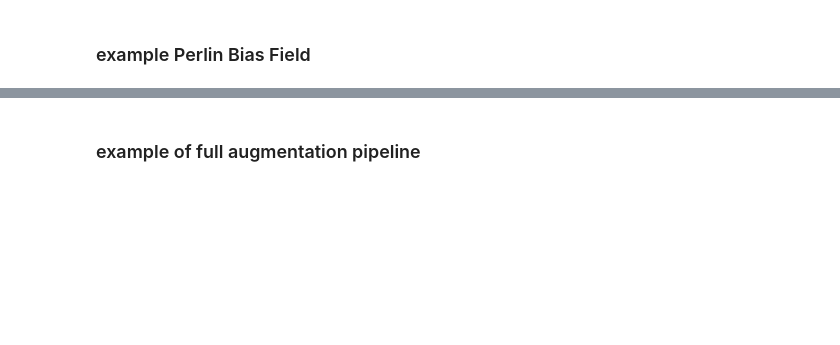
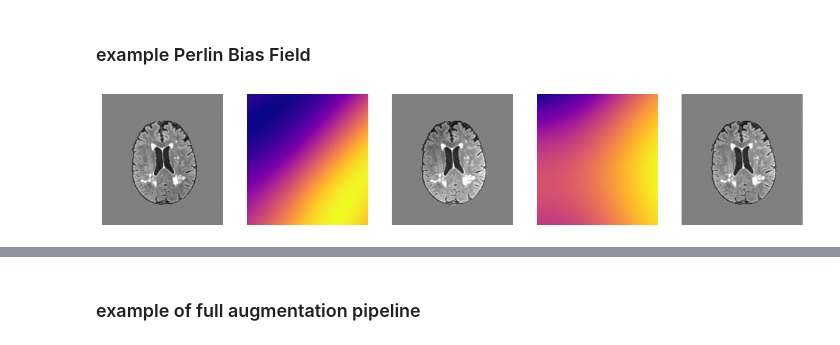
Before and after one commit to BenjaminPhi5/SynthNorm-augmentation, a Jupyter notebook: Demo.ipynb, the cells around one changed output, grey strips where cells are left out. Drawn from its saved outputs; the diff is of its cells as text; code cells hidden in the pictures; blank space fills up the shorter version.

Commit message:
bias field demo

```diff
--- a/Demo.ipynb
+++ b/Demo.ipynb
@@ -58,0 +63,32 @@ for ax in axs:
+# %%
+shape = np.array(flair.shape)
+# %%
+# strong bias field
+min_range=(0.35, 0.75)
+max_range=(1.25, 1.85)
+perlin_bf = PerlinBiasField(
+    shape=shape//2,
+    base_res=shape//4,
+    res_scales=[1,1,2,2,3,3,4,4],
+    min_range=min_range,
+    max_range=max_range,
+    return_field=True,
+    mask_at_0=False,
+    resample_factor=2
+)
+# %%
+img1, bf1 = perlin_bf(flair, mask)
+img2, bf2 = perlin_bf(flair, mask)
+img1, bf1, img2, bf2 = img1.squeeze(), bf1.squeeze(), img2.squeeze(), bf2.squeeze()
+# %%
+fig, axs = plt.subplots(1, 5, figsize=(15, 3))
+
+axs[0].imshow(flair[islice], origin='lower', cmap='gray', vmin=-3, vmax=3)
+axs[1].imshow(bf1[islice], origin='lower', cmap='plasma')
+axs[2].imshow(img1[islice], origin='lower', cmap='gray', vmin=-3, vmax=3)
+axs[3].imshow(bf2[islice], origin='lower', cmap='plasma')
+axs[4].imshow(img2[islice], origin='lower', cmap='gray', vmin=-3, vmax=3)
+for ax in axs:
+    ax.axis('off')
+# %% [output]
+[figure, added]
```
Also changed, not shown: parts of 7 cells of this notebook, 2 other files.
